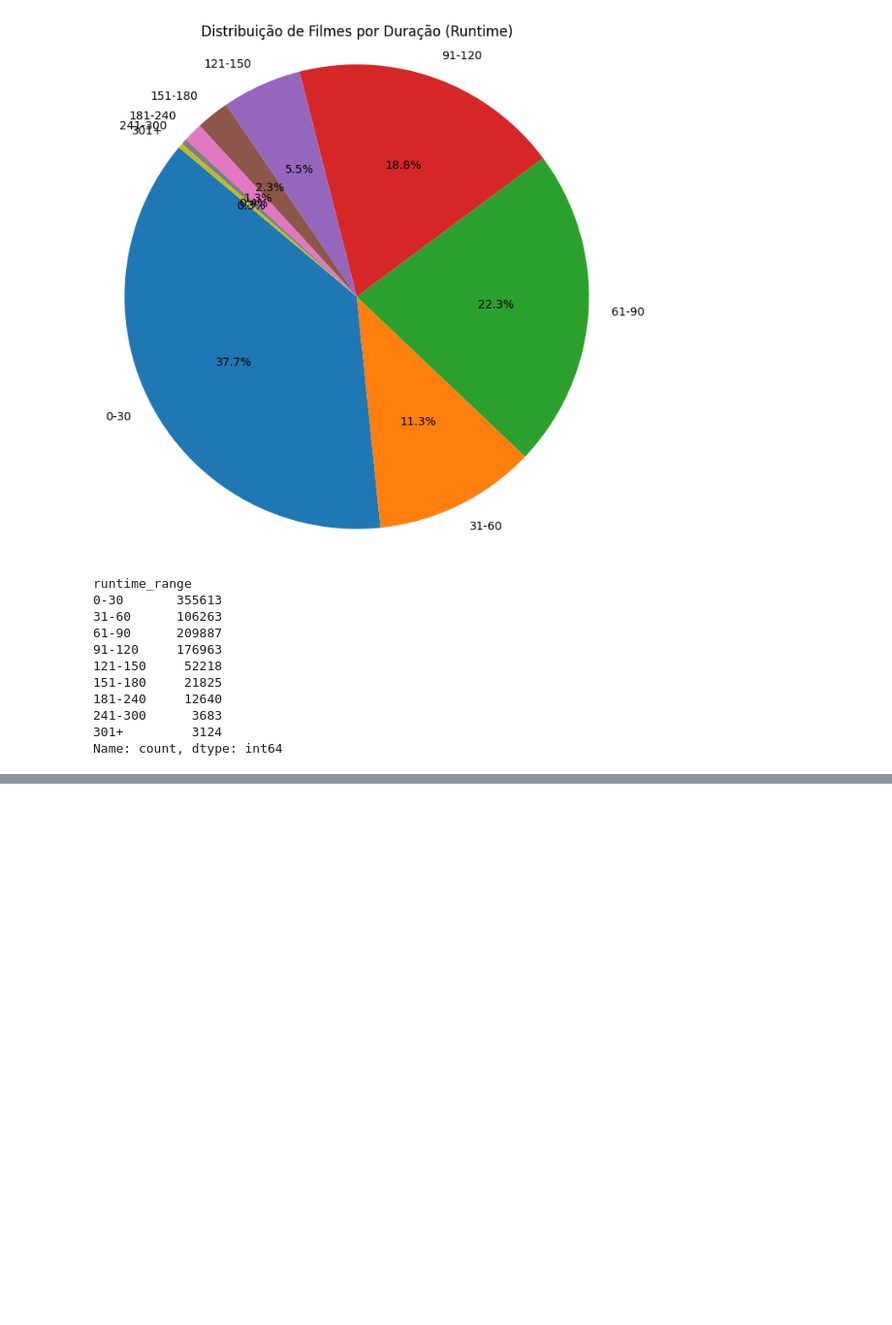
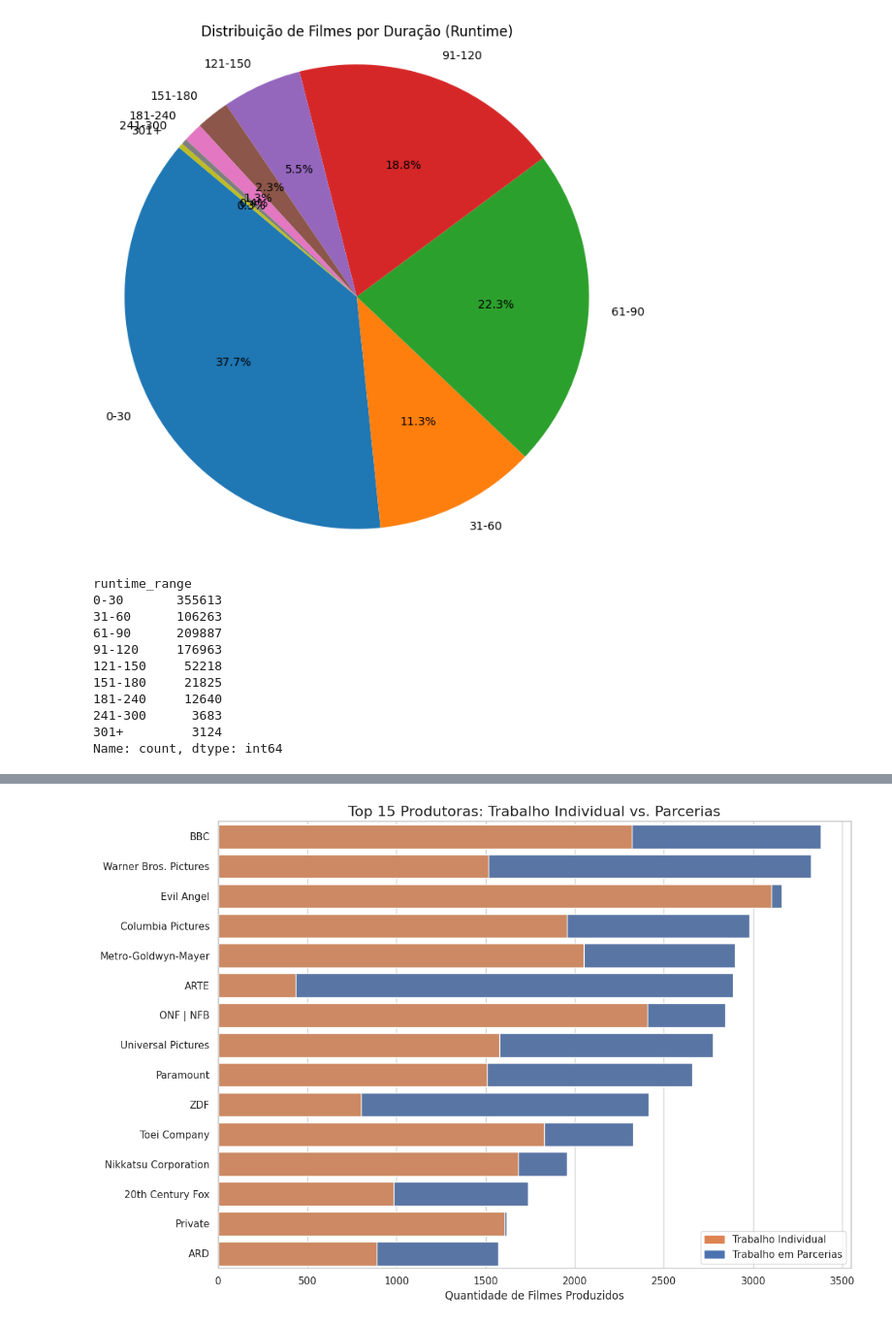
Before and after one commit to kauaneiras/Grupo-8-SBD2, a Jupyter notebook: Data Layer/raw/analytcs.ipynb, the cells around one changed output, grey strips where cells are left out. Shown at 97% size. Cells and saved outputs as stored; diff of their text form; code cells hidden in the pictures; blank space fills up the shorter version.

```diff
--- a/Data Layer/raw/analytcs.ipynb
+++ b/Data Layer/raw/analytcs.ipynb
@@ -161,0 +212,66 @@ Name: count, dtype: int64
+# %%
+# Análise Comparativa: Trabalho Individual vs. Parcerias nas Top 15 Produtoras
+
+import matplotlib.patches as mpatches
+
+# 1. Carrega e limpa
+df = pd.read_csv('dados_brutos.csv', encoding='utf-8')
+df = df.dropna(subset=['production_companies'])
+
+# 2. Prepara os dados
+
+# Calcular o TOTAL de aparições (Geral)
+total_counts = df['production_companies'].str.split(', ').explode().value_counts()
+
+# Calcular o valor INDIVIDUAL (Solo)
+solo_movies = df[~df['production_companies'].str.contains(',')]
+solo_counts = solo_movies['production_companies'].value_counts()
+
+# Top 15 produtoras
+top_15 = total_counts.head(15).index
+
+df_plot = pd.DataFrame({
+    'Produtora': top_15,
+    'Total': total_counts[top_15].values,
+    'Individual': solo_counts.reindex(top_15, fill_value=0).values
+})
+
+df_plot = df_plot.sort_values('Total', ascending=False)
+
+# Plotagem (sobrepor barras)
+
+plt.figure(figsize=(12, 8))
+sns.set_theme(style="whitegrid")
+
+# 1. Camada de Fundo (TOTAL)
+sns.barplot(
+    data=df_plot,
+    x='Total',
+    y='Produtora',
+    color='#4c72b0',
+    label='Trabalho em Parcerias',
+    edgecolor='white'
+)
+
+# 2. Camada da Frente (INDIVIDUAL)
+sns.barplot(
+    data=df_plot,
+    x='Individual',
+    y='Produtora',
+    color='#dd8452',
+    label='Trabalho Individual',
+    edgecolor='white'
+)
+
+plt.title('Top 15 Produtoras: Trabalho Individual vs. Parcerias', fontsize=16)
+plt.xlabel('Quantidade de Filmes Produzidos', fontsize=12)
+plt.ylabel('')
+
+top_bar = mpatches.Patch(color='#dd8452', label='Trabalho Individual')
+bottom_bar = mpatches.Patch(color='#4c72b0', label='Trabalho em Parcerias')
+plt.legend(handles=[top_bar, bottom_bar], loc='lower right', frameon=True)
+
+plt.tight_layout()
+plt.show()
+# %% [output]
+[figure, added]
```
Also changed, not shown: parts of 6 cells of this notebook.
